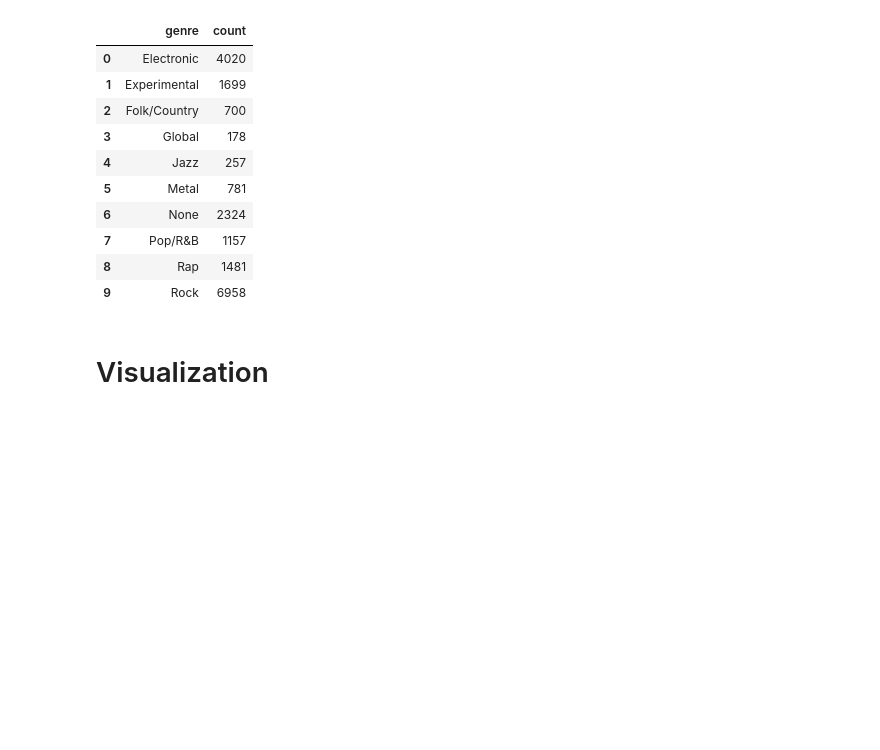
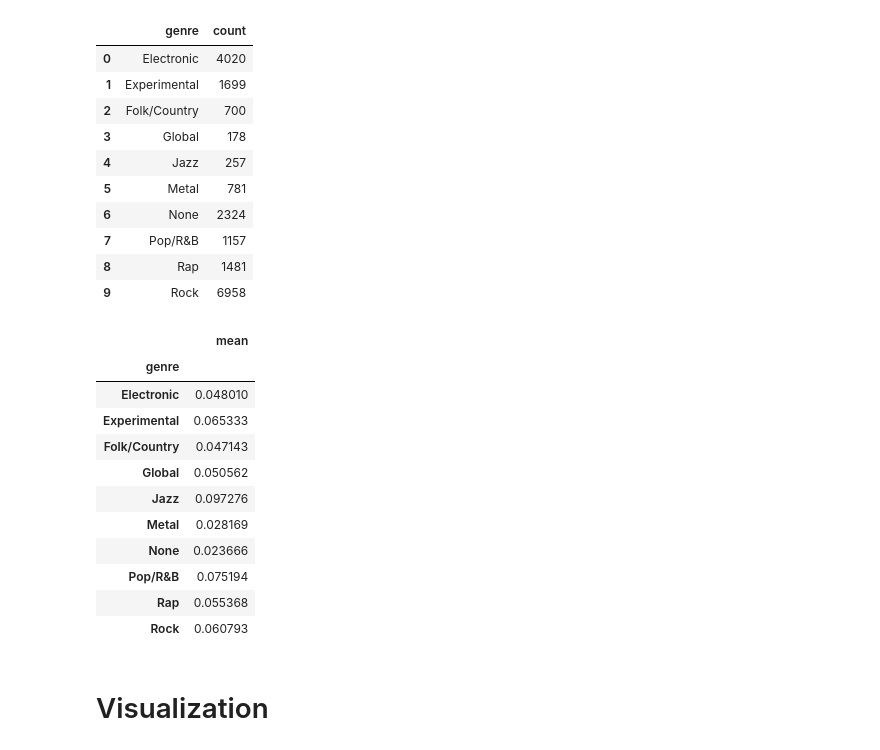
Before and after one commit to abourn/370-final, a Jupyter notebook: pitchfork.ipynb, the cells around one changed output. Cells and saved outputs as stored; diff of their text form; code cells hidden in the pictures; blank space fills up the shorter version.

Commit message:
BNM ratios

```diff
--- a/pitchfork.ipynb
+++ b/pitchfork.ipynb
@@ -111,6 +111,25 @@ review_count
 | 7 | Pop/R&B | 1157 |
 | 8 | Rap | 1481 |
 | 9 | Rock | 6958 |
+# %%
+# Find ratios of best new music to number of reviews in genre
+best_new_music = data[data["best"] == 1]
+best_new_music_by_genre = data.groupby(['genre']).agg(['mean'])
+bnm_ratios = best_new_music_by_genre['best']
+bnm_ratios
+# %% [output]
+|  | mean |
+| genre |  |
+| Electronic | 0.048010 |
+| Experimental | 0.065333 |
+| Folk/Country | 0.047143 |
+| Global | 0.050562 |
+| Jazz | 0.097276 |
+| Metal | 0.028169 |
+| None | 0.023666 |
+| Pop/R&B | 0.075194 |
+| Rap | 0.055368 |
+| Rock | 0.060793 |
 # %% [markdown]
 # Visualization
 # %% [markdown]
```
Also changed, not shown: parts of 1 cell of this notebook.
